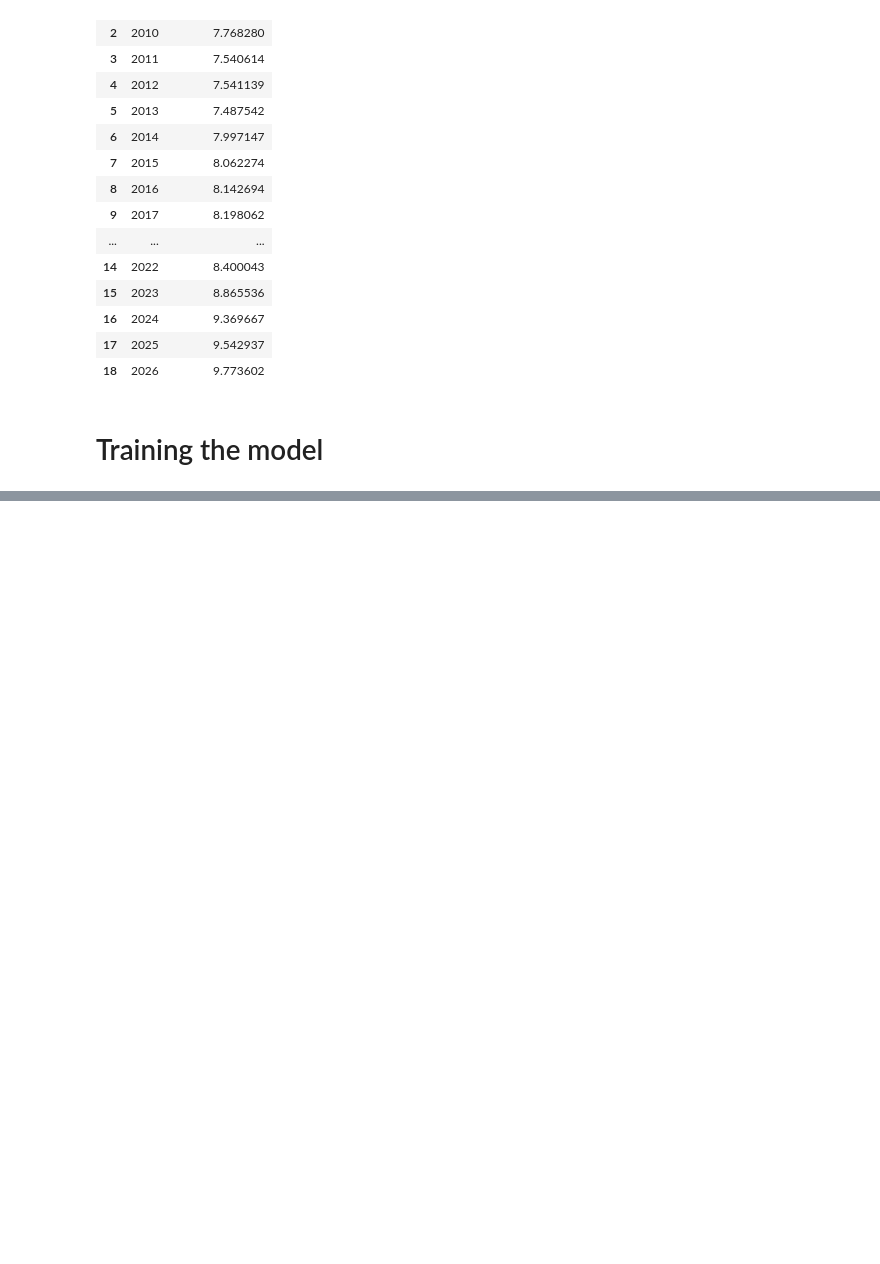
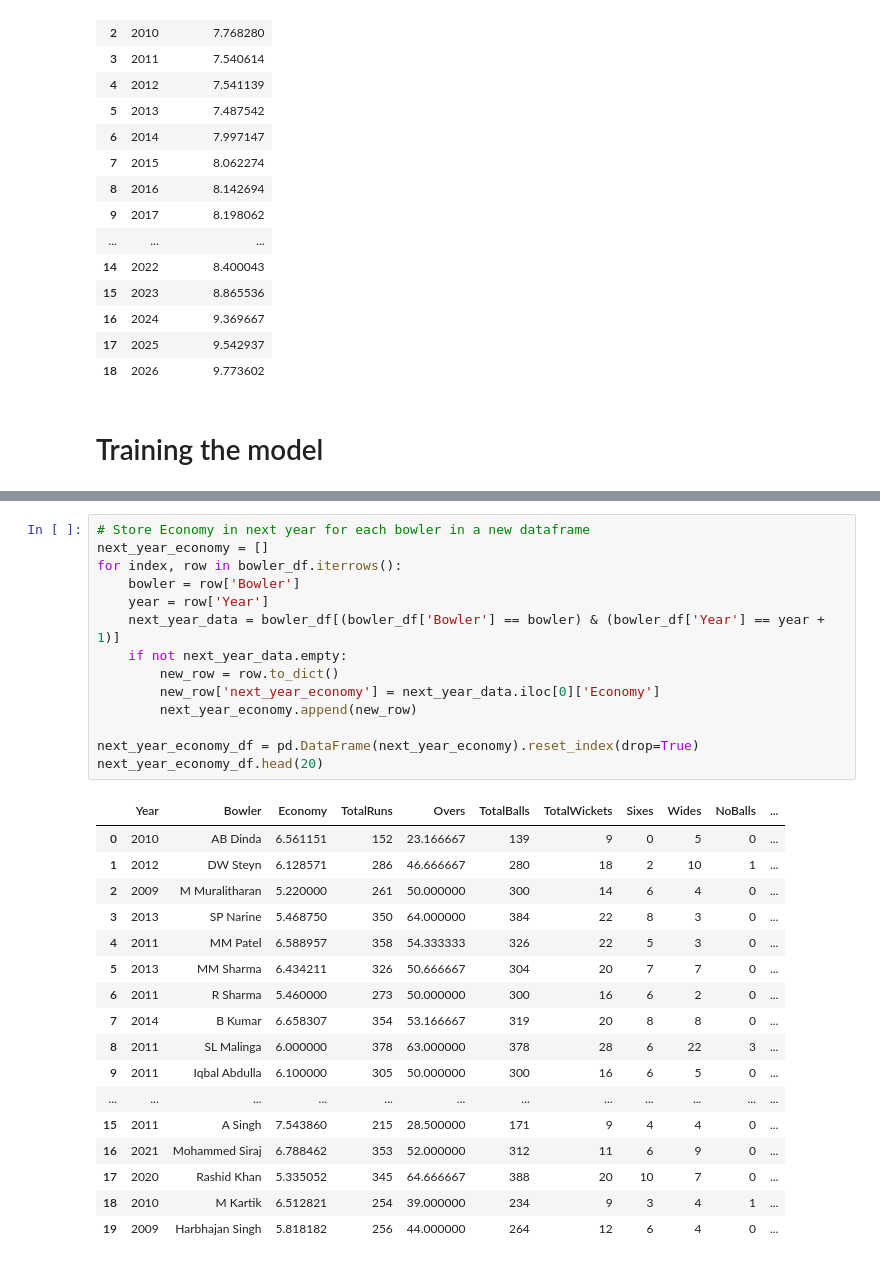
Before and after one commit to greenbear26/fielding-independent-bowling, a Jupyter notebook: main.ipynb, the cells around one changed output, grey strips where cells are left out. Cells and saved outputs as stored; diff of their text form; blank space fills up the shorter version.

```diff
--- a/main.ipynb
+++ b/main.ipynb
@@ -238,0 +284,32 @@ fib_reg.coef_, fib_reg.intercept_
+# %%
+# Store Economy in next year for each bowler in a new dataframe
+next_year_economy = []
+for index, row in bowler_df.iterrows():
+    bowler = row['Bowler']
+    year = row['Year']
+    next_year_data = bowler_df[(bowler_df['Bowler'] == bowler) & (bowler_df['Year'] == year + 1)]
+    if not next_year_data.empty:
+        new_row = row.to_dict()
+        new_row['next_year_economy'] = next_year_data.iloc[0]['Economy']
+        next_year_economy.append(new_row)
+
+next_year_economy_df = pd.DataFrame(next_year_economy).reset_index(drop=True)
+next_year_economy_df.head(20)
+# %% [output]
+|  | Year | Bowler | Economy | TotalRuns | Overs | TotalBalls | TotalWickets | Sixes | Wides | NoBalls | ... |
+| 0 | 2010 | AB Dinda | 6.561151 | 152 | 23.166667 | 139 | 9 | 0 | 5 | 0 | ... |
+| 1 | 2012 | DW Steyn | 6.128571 | 286 | 46.666667 | 280 | 18 | 2 | 10 | 1 | ... |
+| 2 | 2009 | M Muralitharan | 5.220000 | 261 | 50.000000 | 300 | 14 | 6 | 4 | 0 | ... |
+| 3 | 2013 | SP Narine | 5.468750 | 350 | 64.000000 | 384 | 22 | 8 | 3 | 0 | ... |
+| 4 | 2011 | MM Patel | 6.588957 | 358 | 54.333333 | 326 | 22 | 5 | 3 | 0 | ... |
+| 5 | 2013 | MM Sharma | 6.434211 | 326 | 50.666667 | 304 | 20 | 7 | 7 | 0 | ... |
+| 6 | 2011 | R Sharma | 5.460000 | 273 | 50.000000 | 300 | 16 | 6 | 2 | 0 | ... |
+| 7 | 2014 | B Kumar | 6.658307 | 354 | 53.166667 | 319 | 20 | 8 | 8 | 0 | ... |
+| 8 | 2011 | SL Malinga | 6.000000 | 378 | 63.000000 | 378 | 28 | 6 | 22 | 3 | ... |
+| 9 | 2011 | Iqbal Abdulla | 6.100000 | 305 | 50.000000 | 300 | 16 | 6 | 5 | 0 | ... |
+| ... | ... | ... | ... | ... | ... | ... | ... | ... | ... | ... | ... |
+| 15 | 2011 | A Singh | 7.543860 | 215 | 28.500000 | 171 | 9 | 4 | 4 | 0 | ... |
+| 16 | 2021 | Mohammed Siraj | 6.788462 | 353 | 52.000000 | 312 | 11 | 6 | 9 | 0 | ... |
+| 17 | 2020 | Rashid Khan | 5.335052 | 345 | 64.666667 | 388 | 20 | 10 | 7 | 0 | ... |
+| 18 | 2010 | M Kartik | 6.512821 | 254 | 39.000000 | 234 | 9 | 3 | 4 | 1 | ... |
+| 19 | 2009 | Harbhajan Singh | 5.818182 | 256 | 44.000000 | 264 | 12 | 6 | 4 | 0 | ... |
```
Also changed, not shown: parts of 6 cells of this notebook, 1 other file.
